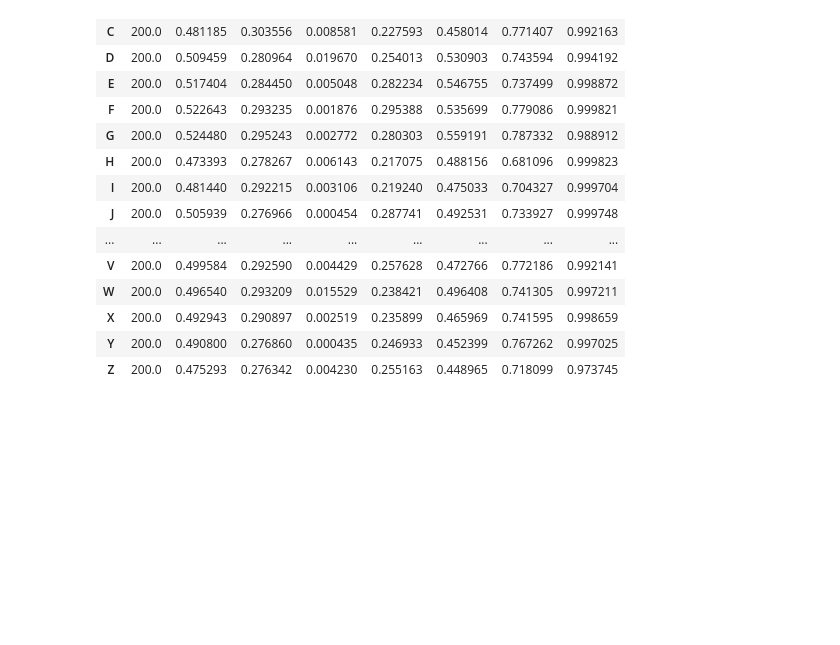
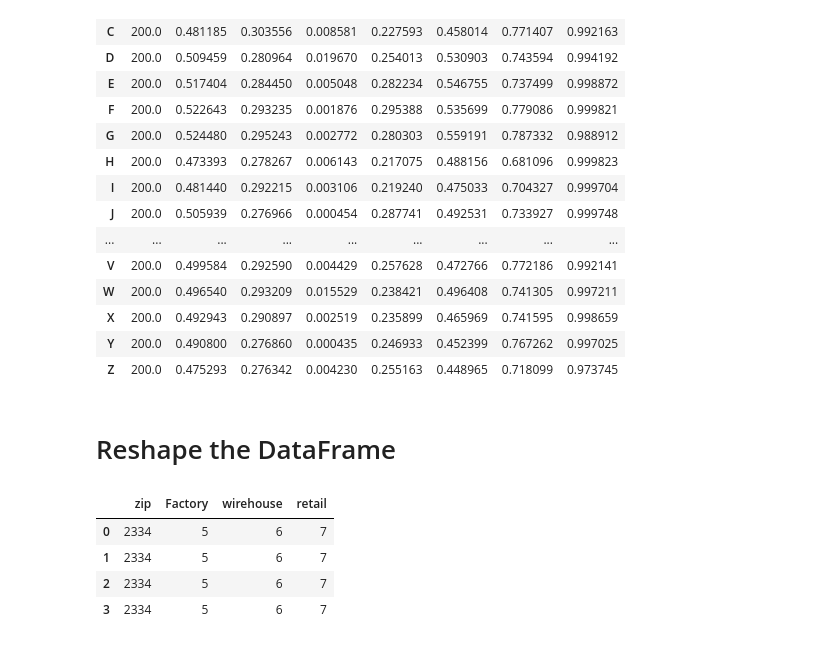
Before and after one commit to faisalramzan77/Data_Science_Course, a Jupyter notebook: Python_for_data_Science/Pandas_Practice/pandas.ipynb, the cells around one changed output. Drawn from its saved outputs; the diff is of its cells as text; code cells hidden in the pictures; blank space fills up the shorter version.

```diff
--- a/Python_for_data_Science/Pandas_Practice/pandas.ipynb
+++ b/Python_for_data_Science/Pandas_Practice/pandas.ipynb
@@ -994,3 +994,15 @@ df.describe().T
 | X | 200.0 | 0.492943 | 0.290897 | 0.002519 | 0.235899 | 0.465969 | 0.741595 | 0.998659 |
 | Y | 200.0 | 0.490800 | 0.276860 | 0.000435 | 0.246933 | 0.452399 | 0.767262 | 0.997025 |
 | Z | 200.0 | 0.475293 | 0.276342 | 0.004230 | 0.255163 | 0.448965 | 0.718099 | 0.973745 |
+# %% [markdown]
+# Reshape the DataFrame
+# %%
+fasla = pd.DataFrame([['2334',5,6,7],['2334',5,6,7],['2334',5,6,7],['2334',5,6,7]], columns=['zip', 'Factory', 'wirehouse', 'retail']) # Create a DataFrame with 4 rows and 4 columns
+# %%
+fasla
+# %% [output]
+|  | zip | Factory | wirehouse | retail |
+| 0 | 2334 | 5 | 6 | 7 |
+| 1 | 2334 | 5 | 6 | 7 |
+| 2 | 2334 | 5 | 6 | 7 |
+| 3 | 2334 | 5 | 6 | 7 |
```
Also changed, not shown: parts of 2 cells of this notebook.
